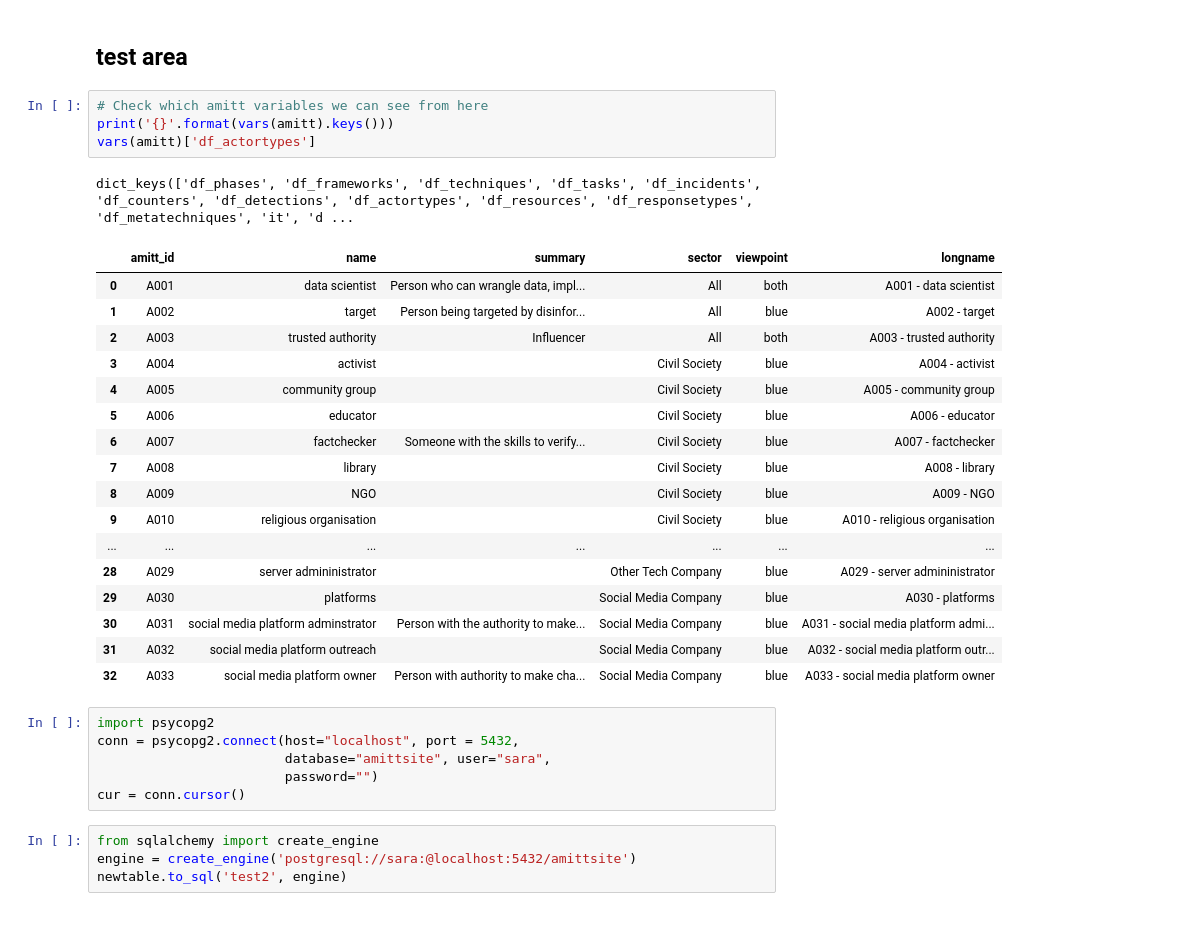
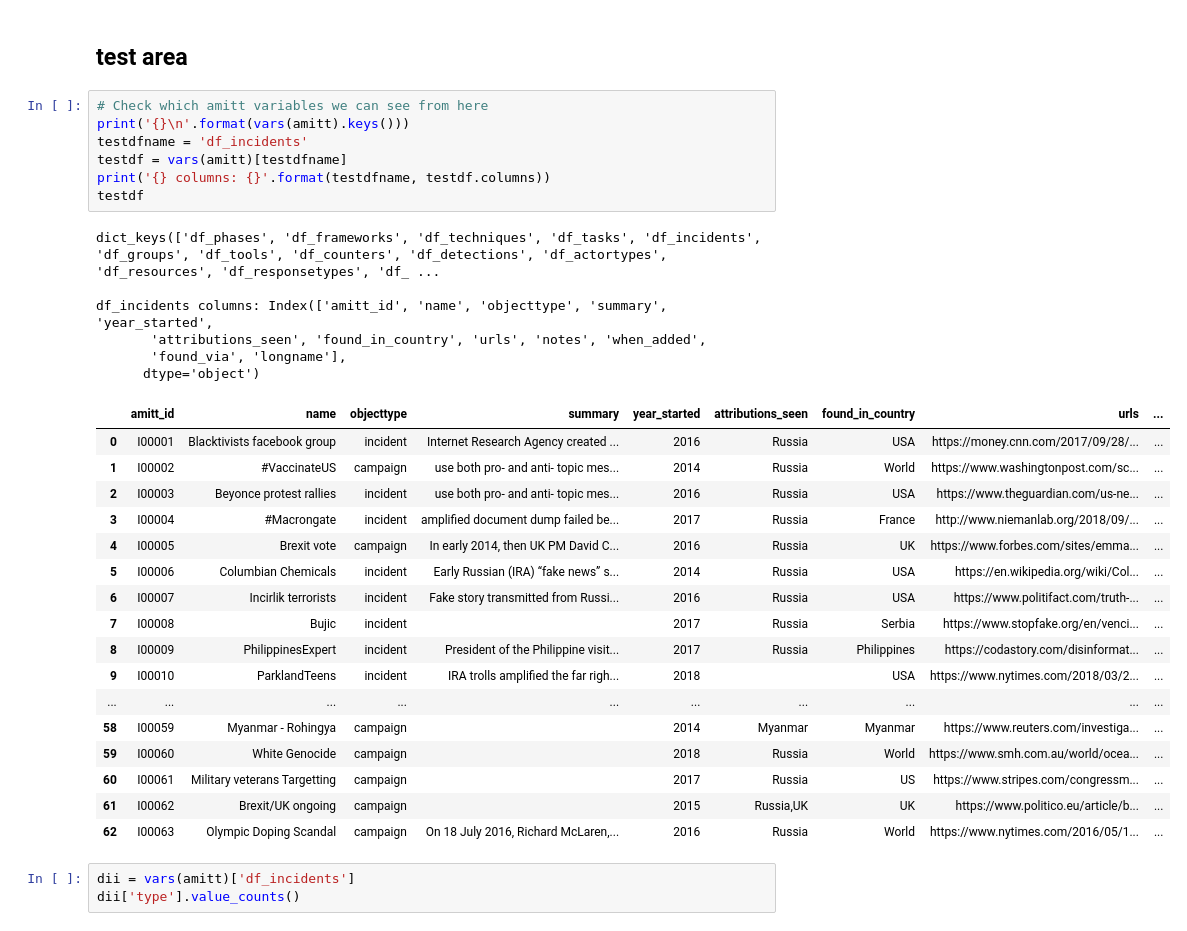
Before and after one commit to cogsec-collaborative/AMITT, a Jupyter notebook: HTML_GENERATING_CODE/AMITT_create_website_sql.ipynb, the cells around one changed output. Cells and saved outputs as stored; diff of their text form.

```diff
--- a/HTML_GENERATING_CODE/AMITT_create_website_sql.ipynb
+++ b/HTML_GENERATING_CODE/AMITT_create_website_sql.ipynb
@@ -132,34 +141,35 @@ newtable
 ## test area
 # %%
 # Check which amitt variables we can see from here
-print('{}'.format(vars(amitt).keys()))
-vars(amitt)['df_actortypes']
+print('{}\n'.format(vars(amitt).keys()))
+testdfname = 'df_incidents'
+testdf = vars(amitt)[testdfname]
+print('{} columns: {}'.format(testdfname, testdf.columns))
+testdf
 # %% [output]
-dict_keys(['df_phases', 'df_frameworks', 'df_techniques', 'df_tasks', 'df_incidents', 'df_counters', 'df_detections', 'df_actortypes', 'df_resources', 'df_responsetypes', 'df_metatechniques', 'it', 'd ...
+dict_keys(['df_phases', 'df_frameworks', 'df_techniques', 'df_tasks', 'df_incidents', 'df_groups', 'df_tools', 'df_counters', 'df_detections', 'df_actortypes', 'df_resources', 'df_responsetypes', 'df_ ...
+
+df_incidents columns: Index(['amitt_id', 'name', 'objecttype', 'summary', 'year_started',
+       'attributions_seen', 'found_in_country', 'urls', 'notes', 'when_added',
+       'found_via', 'longname'],
+      dtype='object')
-|  | amitt_id | name | summary | sector | viewpoint | longname |
-| 0 | A001 | data scientist | Person who can wrangle data, impl... | All | both | A001 - data scientist |
-| 1 | A002 | target | Person being targeted by disinfor... | All | blue | A002 - target |
-| 2 | A003 | trusted authority | Influencer | All | both | A003 - trusted authority |
-| 3 | A004 | activist |  | Civil Society | blue | A004 - activist |
-| 4 | A005 | community group |  | Civil Society | blue | A005 - community group |
-| 5 | A006 | educator |  | Civil Society | blue | A006 - educator |
-| 6 | A007 | factchecker | Someone with the skills to verify... | Civil Society | blue | A007 - factchecker |
-| 7 | A008 | library |  | Civil Society | blue | A008 - library |
-| 8 | A009 | NGO |  | Civil Society | blue | A009 - NGO |
-| 9 | A010 | religious organisation |  | Civil Society | blue | A010 - religious organisation |
-| ... | ... | ... | ... | ... | ... | ... |
-| 28 | A029 | server admininistrator |  | Other Tech Company | blue | A029 - server admininistrator |
-| 29 | A030 | platforms |  | Social Media Company | blue | A030 - platforms |
-| 30 | A031 | social media platform adminstrator | Person with the authority to make... | Social Media Company | blue | A031 - social media platform admi... |
-| 31 | A032 | social media platform outreach |  | Social Media Company | blue | A032 - social media platform outr... |
-| 32 | A033 | social media platform owner | Person with authority to make cha... | Social Media Company | blue | A033 - social media platform owner |
+|  | amitt_id | name | objecttype | summary | year_started | attributions_seen | found_in_country | urls | ... |
+| 0 | I00001 | Blacktivists facebook group | incident | Internet Research Agency created ... | 2016 | Russia | USA | https://money.cnn.com/2017/09/28/... | ... |
+| 1 | I00002 | #VaccinateUS | campaign | use both pro- and anti- topic mes... | 2014 | Russia | World | https://www.washingtonpost.com/sc... | ... |
+| 2 | I00003 | Beyonce protest rallies | incident | use both pro- and anti- topic mes... | 2016 | Russia | USA | https://www.theguardian.com/us-ne... | ... |
+| 3 | I00004 | #Macrongate | incident | amplified document dump failed be... | 2017 | Russia | France | http://www.niemanlab.org/2018/09/... | ... |
+| 4 | I00005 | Brexit vote | campaign | In early 2014, then UK PM David C... | 2016 | Russia | UK | https://www.forbes.com/sites/emma... | ... |
+| 5 | I00006 | Columbian Chemicals | incident | Early Russian (IRA) “fake news” s... | 2014 | Russia | USA | https://en.wikipedia.org/wiki/Col... | ... |
+| 6 | I00007 | Incirlik terrorists | incident | Fake story transmitted from Russi... | 2016 | Russia | USA | https://www.politifact.com/truth-... | ... |
+| 7 | I00008 | Bujic | incident |  | 2017 | Russia | Serbia | https://www.stopfake.org/en/venci... | ... |
+| 8 | I00009 | PhilippinesExpert | incident | President of the Philippine visit... | 2017 | Russia | Philippines | https://codastory.com/disinformat... | ... |
+| 9 | I00010 | ParklandTeens | incident | IRA trolls amplified the far righ... | 2018 |  | USA | https://www.nytimes.com/2018/03/2... | ... |
+| ... | ... | ... | ... | ... | ... | ... | ... | ... | ... |
+| 58 | I00059 | Myanmar - Rohingya | campaign |  | 2014 | Myanmar | Myanmar | https://www.reuters.com/investiga... | ... |
+| 59 | I00060 | White Genocide | campaign |  | 2018 | Russia | World | https://www.smh.com.au/world/ocea... | ... |
+| 60 | I00061 | Military veterans Targetting | campaign |  | 2017 | Russia | US | https://www.stripes.com/congressm... | ... |
+| 61 | I00062 | Brexit/UK ongoing | campaign |  | 2015 | Russia,UK | UK | https://www.politico.eu/article/b... | ... |
+| 62 | I00063 | Olympic Doping Scandal | campaign | On 18 July 2016, Richard McLaren,... | 2016 | Russia | World | https://www.nytimes.com/2016/05/1... | ... |
-# %%
-import psycopg2
-conn = psycopg2.connect(host="localhost", port = 5432,
-                        database="amittsite", user="sara",
-                        password="")
-cur = conn.cursor()
-# %%
-from sqlalchemy import create_engine
-engine = create_engine('postgresql://sara:@localhost:5432/amittsite')
-newtable.to_sql('test2', engine)
+# %%
+dii = vars(amitt)['df_incidents']
+dii['type'].value_counts()
```
Also changed, not shown: parts of 3 cells of this notebook, 3 other files.
